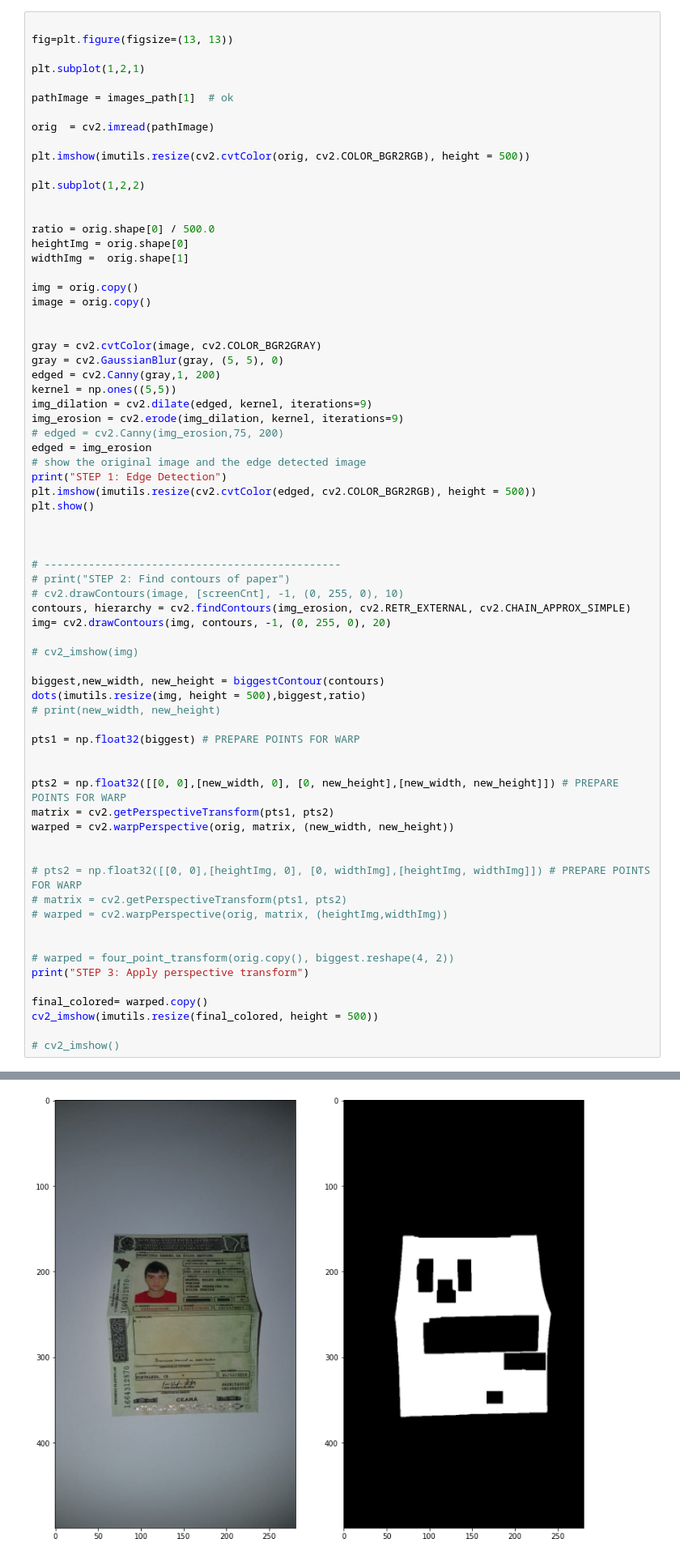
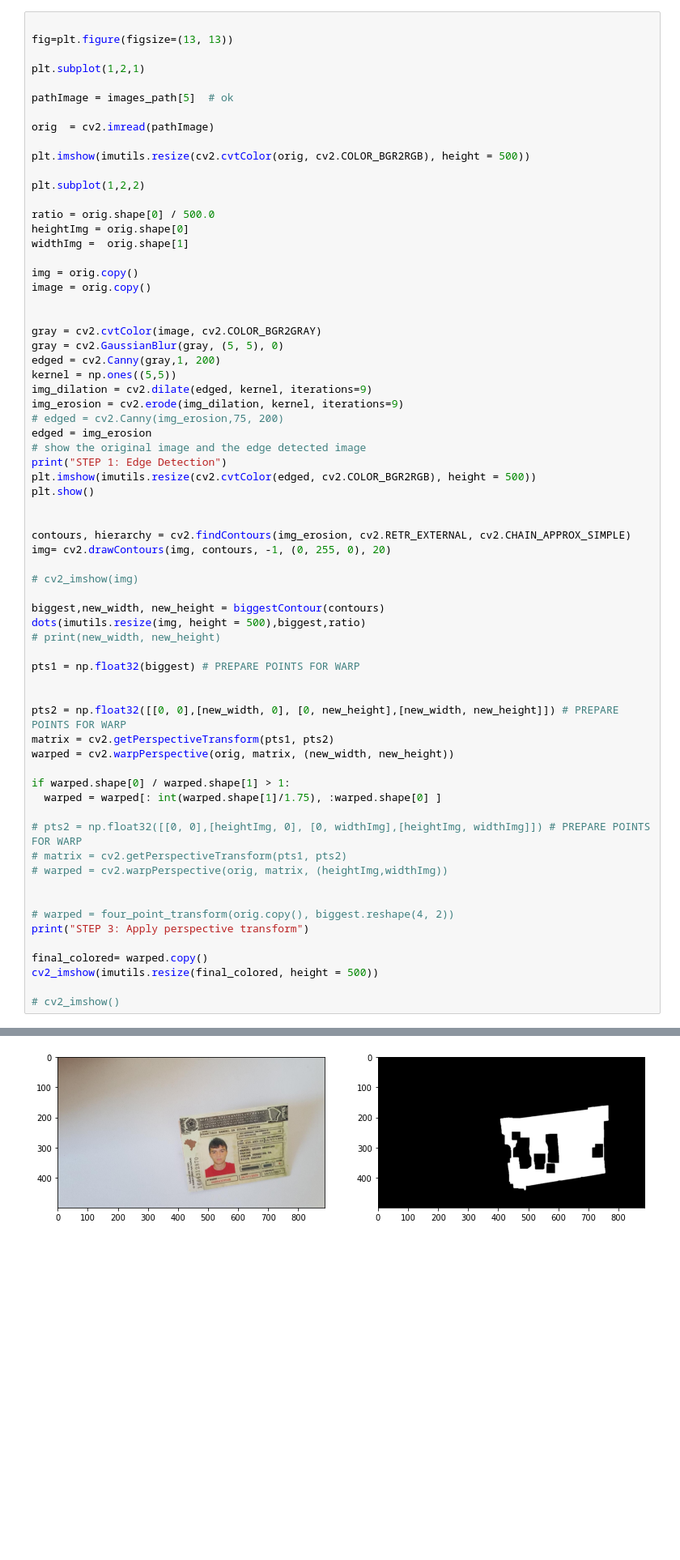
Before and after one commit to rafalm0/Project_MPCE, a Jupyter notebook: extração de arquivos/IndentifyCNH.ipynb, the cells around one changed output, grey strips where cells are left out. Shown at 81% size. Drawn from its saved outputs; the diff is of its cells as text; blank space fills up the shorter version.

```diff
--- a/extração de arquivos/IndentifyCNH.ipynb
+++ b/extração de arquivos/IndentifyCNH.ipynb
@@ -130,14 +149,13 @@ fig=plt.figure(figsize=(13, 13))
 
 plt.subplot(1,2,1)
 
-pathImage = images_path[1]  # ok
+pathImage = images_path[5]  # ok
 
 orig  = cv2.imread(pathImage)
 
 plt.imshow(imutils.resize(cv2.cvtColor(orig, cv2.COLOR_BGR2RGB), height = 500))
 
 plt.subplot(1,2,2)
-
 
 ratio = orig.shape[0] / 500.0
 heightImg = orig.shape[0]
@@ -161,39 +179,37 @@ plt.imshow(imutils.resize(cv2.cvtColor(edged, cv2.COLOR_BGR2RGB), height = 500))
 plt.show()
 
 
-
-# -----------------------------------------------
-# print("STEP 2: Find contours of paper")
-# cv2.drawContours(image, [screenCnt], -1, (0, 255, 0), 10)
 contours, hierarchy = cv2.findContours(img_erosion, cv2.RETR_EXTERNAL, cv2.CHAIN_APPROX_SIMPLE)
 img= cv2.drawContours(img, contours, -1, (0, 255, 0), 20)
 
 # cv2_imshow(img)
 
 biggest,new_width, new_height = biggestContour(contours)
 dots(imutils.resize(img, height = 500),biggest,ratio)
 # print(new_width, new_height)
 
 pts1 = np.float32(biggest) # PREPARE POINTS FOR WARP
 
 
 pts2 = np.float32([[0, 0],[new_width, 0], [0, new_height],[new_width, new_height]]) # PREPARE POINTS FOR WARP
 matrix = cv2.getPerspectiveTransform(pts1, pts2)
 warped = cv2.warpPerspective(orig, matrix, (new_width, new_height))
 
+if warped.shape[0] / warped.shape[1] > 1:
+  warped = warped[: int(warped.shape[1]/1.75), :warped.shape[0] ]
 
 # pts2 = np.float32([[0, 0],[heightImg, 0], [0, widthImg],[heightImg, widthImg]]) # PREPARE POINTS FOR WARP
 # matrix = cv2.getPerspectiveTransform(pts1, pts2)
 # warped = cv2.warpPerspective(orig, matrix, (heightImg,widthImg))
 
 
 # warped = four_point_transform(orig.copy(), biggest.reshape(4, 2))
 print("STEP 3: Apply perspective transform")
 
 final_colored= warped.copy()
 cv2_imshow(imutils.resize(final_colored, height = 500))
 
 # cv2_imshow()
 # %% [output]
 STEP 1: Edge Detection
-[figure, old version]
+[figure, new version]
```
Also changed, not shown: parts of 13 cells of this notebook.
